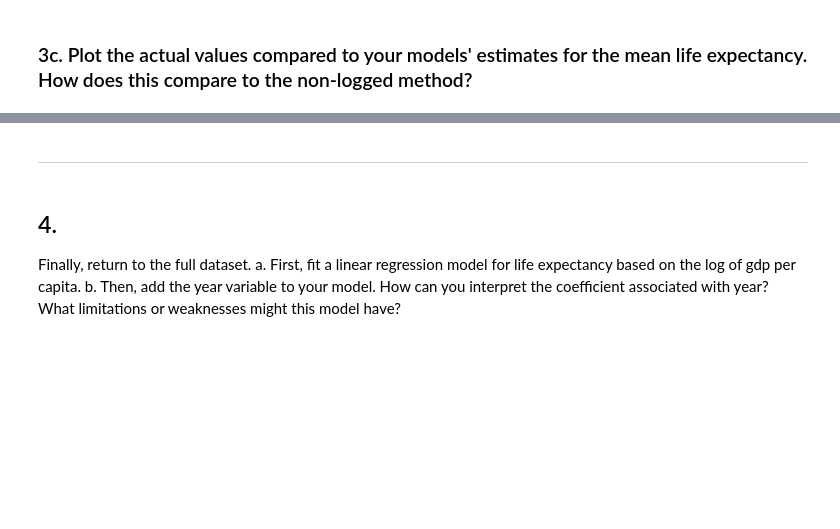
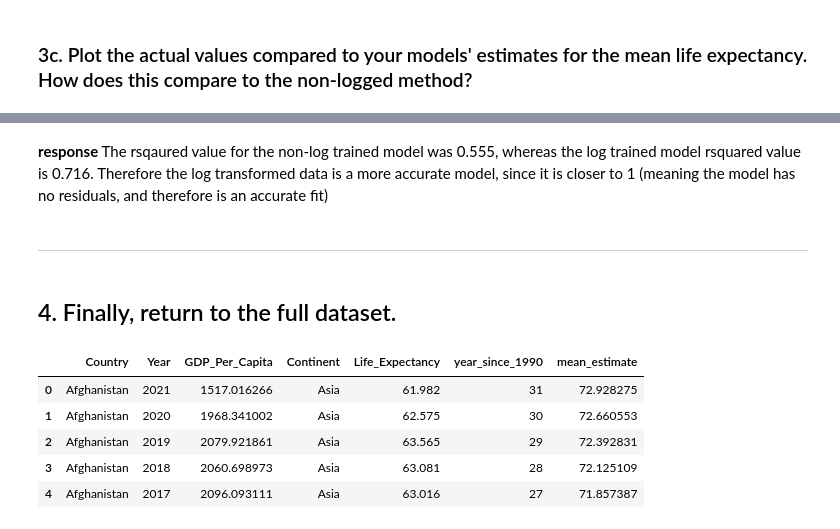
Before and after one commit to nss-data-science-cohort-9/un-linear-regression-sarahmulloy, a Jupyter notebook: notebooks/UN_linregress_practice.ipynb, the cells around one changed output, grey strips where cells are left out. Cells and saved outputs as stored; diff of their text form; code cells hidden in the pictures; blank space fills up the shorter version.

```diff
--- a/notebooks/UN_linregress_practice.ipynb
+++ b/notebooks/UN_linregress_practice.ipynb
@@ -338,5 +391,15 @@ The estimated life expectancy for a country whose GDP is 100000 = 558920.3317751
+# %% [markdown]
+**response** The rsqaured value for the non-log trained model was 0.555, whereas the log trained model rsquared value is 0.716. Therefore the log transformed data is a more accurate model, since it is closer to 1 (meaning the model has no residuals, and therefore is an accurate fit)
 # %% [markdown]
 -----
-# %% [markdown]
-## 4.
-Finally, return to the full dataset. a. First, fit a linear regression model for life expectancy based on the log of gdp per capita. b. Then, add the year variable to your model. How can you interpret the coefficient associated with year? What limitations or weaknesses might this model have?
+# %% [markdown]
+## 4. Finally, return to the full dataset.
+# %%
+gdp_le.head()
+# %% [output]
+|  | Country | Year | GDP_Per_Capita | Continent | Life_Expectancy | year_since_1990 | mean_estimate |
+| 0 | Afghanistan | 2021 | 1517.016266 | Asia | 61.982 | 31 | 72.928275 |
+| 1 | Afghanistan | 2020 | 1968.341002 | Asia | 62.575 | 30 | 72.660553 |
+| 2 | Afghanistan | 2019 | 2079.921861 | Asia | 63.565 | 29 | 72.392831 |
+| 3 | Afghanistan | 2018 | 2060.698973 | Asia | 63.081 | 28 | 72.125109 |
+| 4 | Afghanistan | 2017 | 2096.093111 | Asia | 63.016 | 27 | 71.857387 |
```
Also changed, not shown: parts of 22 cells of this notebook.
